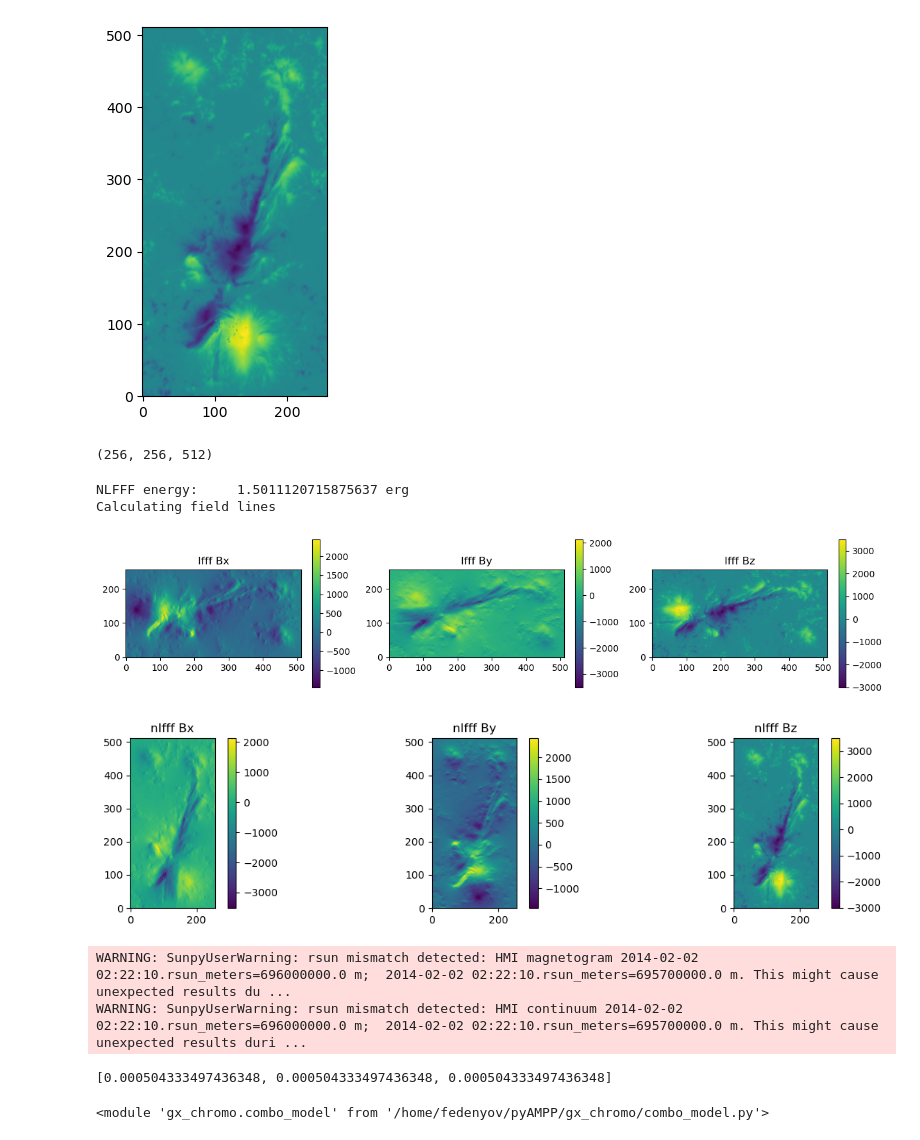
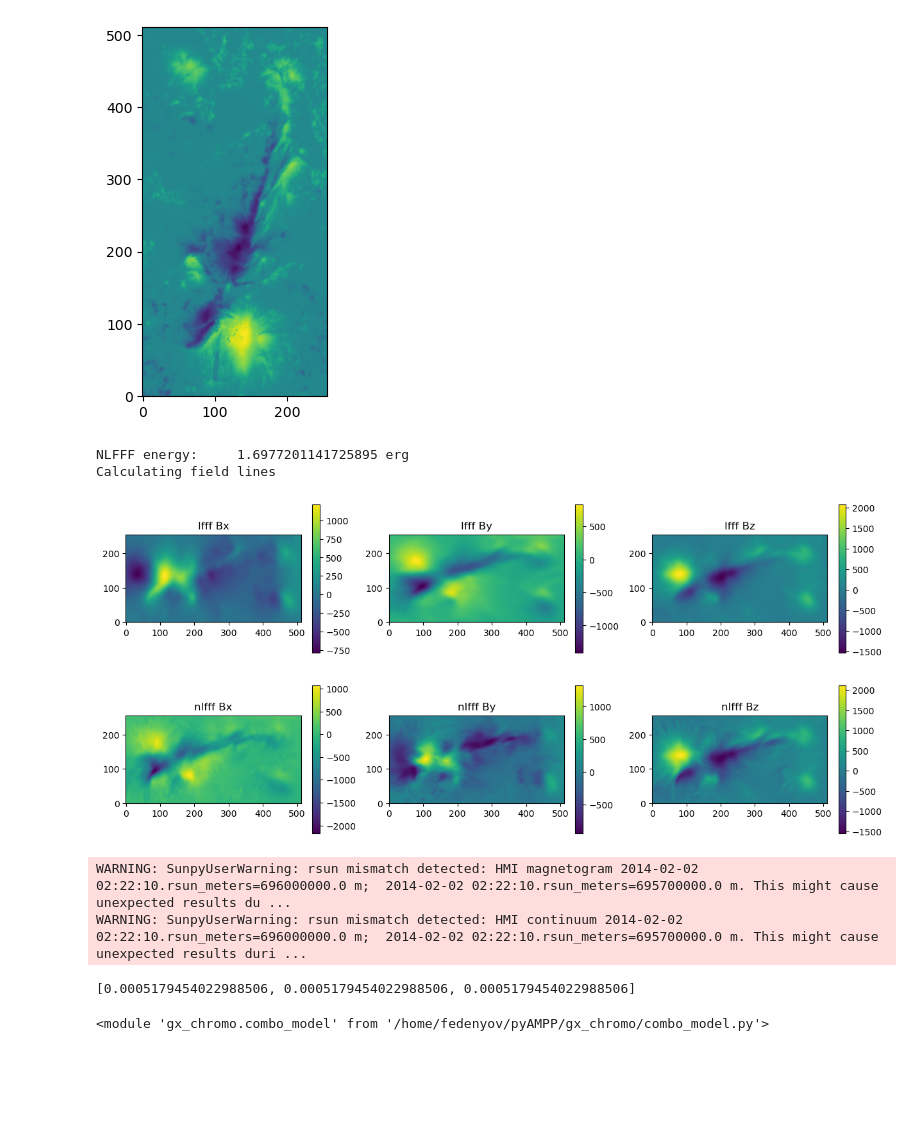
Before and after one commit to suncast-org/pyAMPP-0, a Jupyter notebook: 01_dl_build_box.ipynb, the cells around one changed output. Saved outputs shown, nothing was run; the diff lists cells and outputs as text; code cells hidden in the pictures; blank space fills up the shorter version.

```diff
--- a/01_dl_build_box.ipynb
+++ b/01_dl_build_box.ipynb
@@ -116,7 +118,7 @@ def hmi_b2ptr(map_field, map_inclination, map_azimuth):
 
     return map_bp, map_bt, map_br
 # %%
-dl_path = "input_data/"
+dl_path = "input_data_1/"
 # %%
 start_date = datetime.datetime.fromisoformat("2014-02-02T02:22:00.0")
 end_date   = datetime.datetime.fromisoformat("2014-02-02T02:22:15.0")
@@ -133,7 +135,8 @@ dx=512
 dy=256
 dz=256
 
-res_km=360.49
+res = 360.49*u.km
+res_km = res.to(u.km).value
 
 input_path = Path(os.path.expanduser(dl_path)).resolve()
 
@@ -205,15 +208,15 @@ res1 = maglib_lff.lfff_cube(dz)
 # %%
 bx_lff, by_lff, bz_lff = [res1[k].transpose((2, 1, 0)) for k in ("bx", "by", "bz")]
 # %%
-bx_lff.shape
+bx_lff[0, :, :] = box_bx.data # replace bottom boundary of lff solution with initial boundary conditions
+by_lff[0, :, :] = box_by.data
+bz_lff[0, :, :] = box_bz.data
-# %% [output]
-(256, 256, 512)
+# %%
+maglib = MagFieldWrapper(nlfff_libpath)
+
+obs_dr = res.to(u.km) / (696000*u.km) # dimensionless
+maglib.load_cube_vars(bx_lff, by_lff, bz_lff, (obs_dr * sunpy.sun.constants.radius.to(u.cm)).value)
 # %%
-maglib = MagFieldWrapper(nlfff_libpath)
-
-dr = (map_field.rsun_obs / map_field.rsun_meters * res_km).value
-maglib.load_cube_vars(bx_lff, by_lff, bz_lff, dr)
-
 box = maglib.NLFFF()
 energy_new = maglib.energy
 print('NLFFF energy:     ' + str(energy_new) + ' erg')
@@ -221,29 +224,30 @@ print('NLFFF energy:     ' + str(energy_new) + ' erg')
 print("Calculating field lines")
 lines = maglib.lines(seeds = None)
 # %% [output]
-NLFFF energy:     1.5011120715875637 erg
+NLFFF energy:     1.6977201141725895 erg
 Calculating field lines
 # %%
 fig, (ax1, ax2, ax3) = plt.subplots(1, 3, figsize=(15, 3))
 axes = (ax1, ax2, ax3)
 
+layer = 10
 for a, arr, ttl in zip(axes, (bx_lff, by_lff, bz_lff), ("Bx", "By", "Bz")):
-    im = a.imshow(arr[0, :, :], origin="lower")
+    im = a.imshow(arr[layer, :, :], origin="lower")
     plt.colorbar(im, ax=a)
     a.set_title("lfff " + ttl)
 fig.show()
 
 fig, (ax1, ax2, ax3) = plt.subplots(1, 3, figsize=(15, 3))
 axes = (ax1, ax2, ax3)
 
 for a, arr, ttl in zip(axes, (box["bx"], box["by"], box["bz"]), ("Bx", "By", "Bz")):
-    im = a.imshow(arr[0, :, :], origin="lower")
+    im = a.imshow(arr[layer, :, :].T, origin="lower")
     plt.colorbar(im, ax=a)
     a.set_title("nlfff " + ttl)
 fig.show()
 # %% [output]
-[figure, old version]
+[figure, new version]
-[figure, old version]
+[figure, new version]
 # %%
 base_bz = cutout2box(map_losma, x, y, res_km * u.km, [dy, dx])
 base_ic = cutout2box(map_conti, x, y, res_km * u.km, [dy, dx])
@@ -251,7 +255,7 @@ base_ic = cutout2box(map_conti, x, y, res_km * u.km, [dy, dx])
 WARNING: SunpyUserWarning: rsun mismatch detected: HMI magnetogram 2014-02-02 02:22:10.rsun_meters=696000000.0 m;  2014-02-02 02:22:10.rsun_meters=695700000.0 m. This might cause unexpected results du ...
 WARNING: SunpyUserWarning: rsun mismatch detected: HMI continuum 2014-02-02 02:22:10.rsun_meters=696000000.0 m;  2014-02-02 02:22:10.rsun_meters=695700000.0 m. This might cause unexpected results duri ...
 # %%
-dr3 = [dr, dr, dr]
+dr3 = [obs_dr.value, obs_dr.value, obs_dr.value]
 dr3
 # %% [output]
-[0.000504333497436348, 0.000504333497436348, 0.000504333497436348]
+[0.0005179454022988506, 0.0005179454022988506, 0.0005179454022988506]
```
Also changed, not shown: parts of 8 cells of this notebook.
